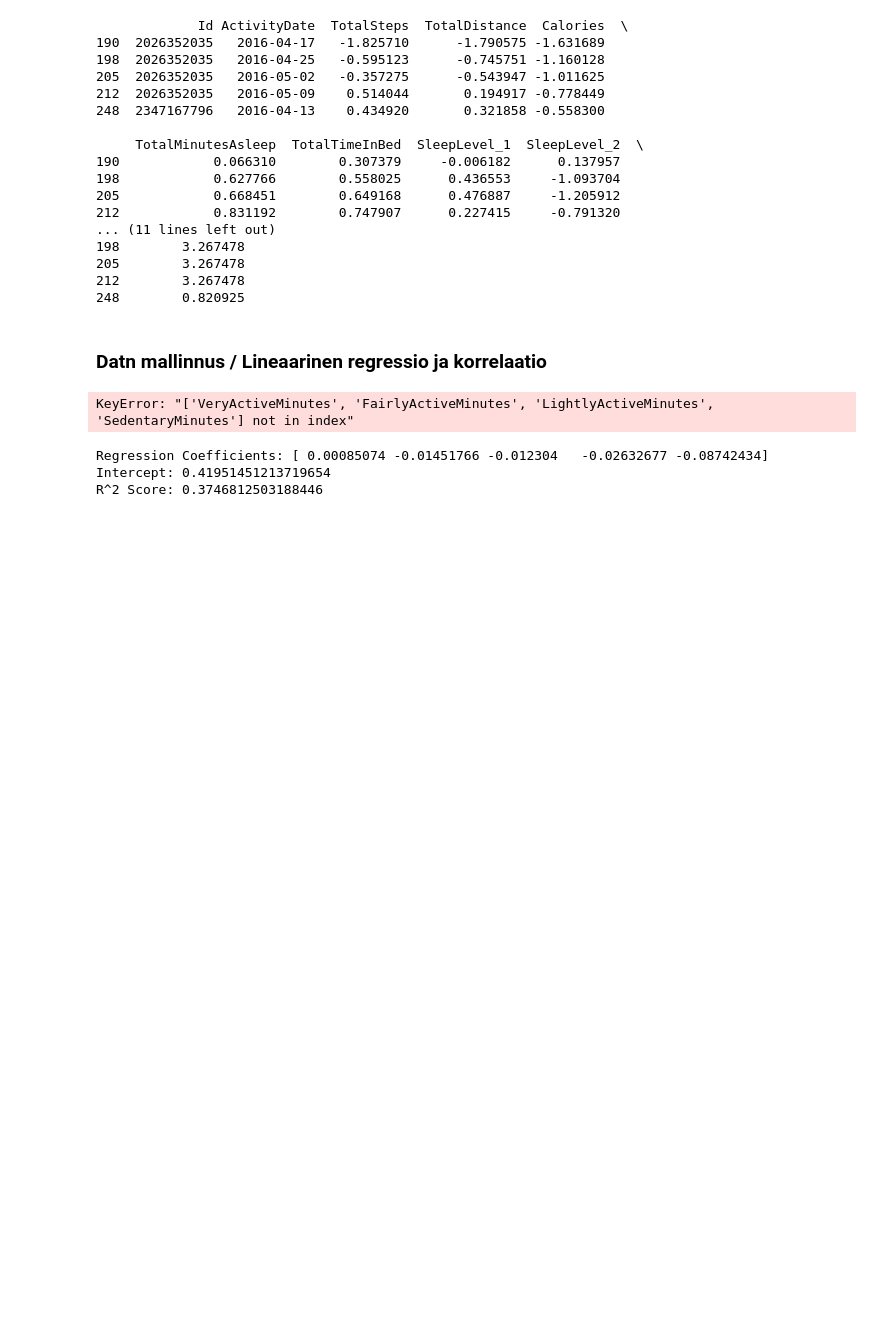
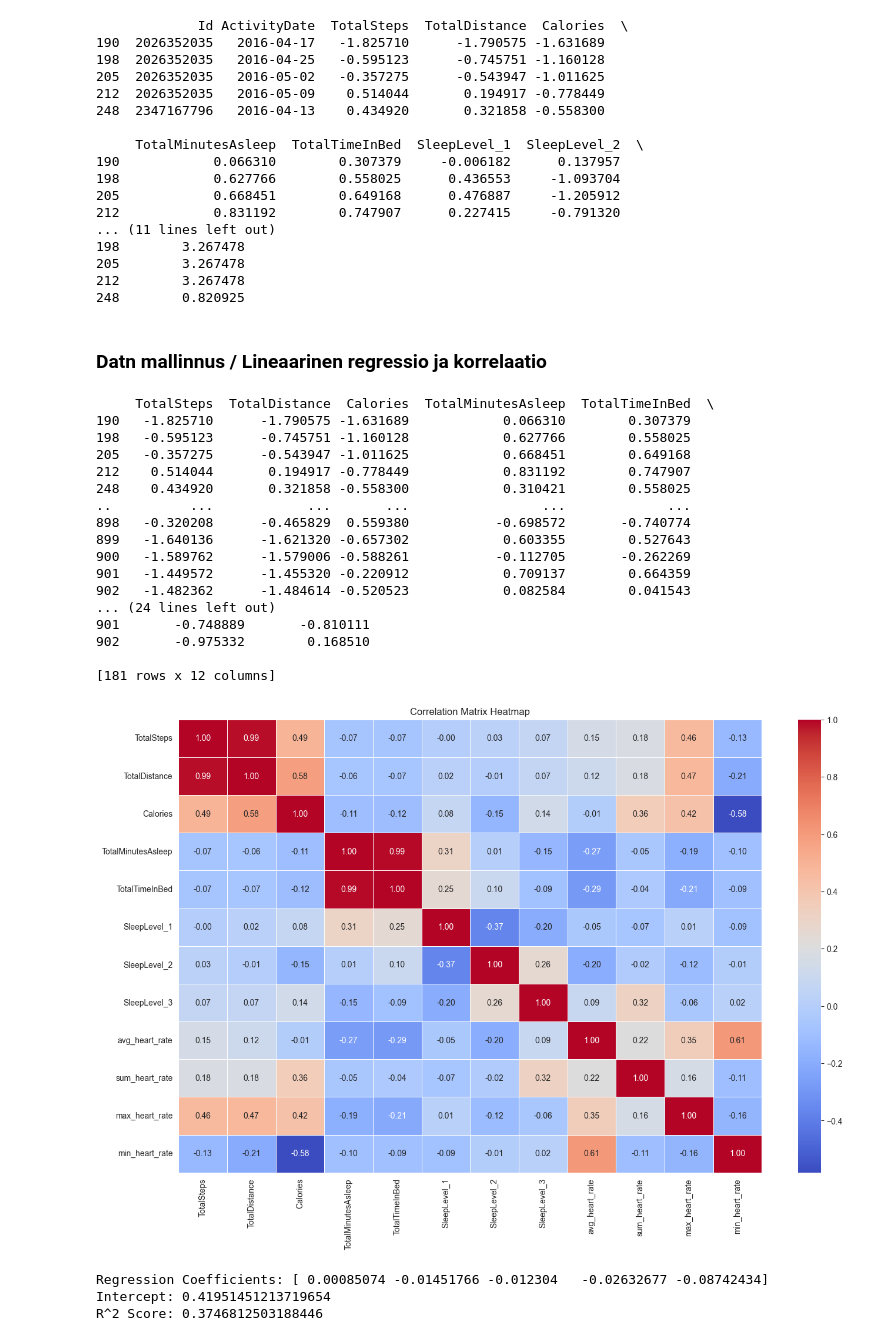
Before and after one commit to kismet85/dkkoAssignments, a Jupyter notebook: Projekti/JaninVersio.ipynb, the cells around one changed output. Saved outputs shown, nothing was run; the diff lists cells and outputs as text; code cells hidden in the pictures; blank space fills up the shorter version.

```diff
--- a/Projekti/JaninVersio.ipynb
+++ b/Projekti/JaninVersio.ipynb
@@ -306,20 +303,37 @@ print(dailyData.head())
 ### Datn mallinnus / Lineaarinen regressio ja korrelaatio
 # %%
 
-data_for_correlation = dailyData[['TotalMinutesAsleep', 'VeryActiveMinutes', 'FairlyActiveMinutes', 'LightlyActiveMinutes', 'SedentaryMinutes', 'SleepLevel_1', 'SleepLevel_2', 'SleepLevel_3']]
+data_for_correlation = dailyData.drop(columns=['ActivityDate', 'Id'])
 print(data_for_correlation)
 
 correlation_matrix = data_for_correlation.corr()
 
 plt.figure(figsize=(16, 10))
 sns.heatmap(correlation_matrix, annot=True, cmap='coolwarm', fmt='.2f', linewidths=0.5)
 
 plt.title('Correlation Matrix Heatmap')
 
 
 plt.show()
 # %% [output]
-KeyError: "['VeryActiveMinutes', 'FairlyActiveMinutes', 'LightlyActiveMinutes', 'SedentaryMinutes'] not in index"
+     TotalSteps  TotalDistance  Calories  TotalMinutesAsleep  TotalTimeInBed  \
+190   -1.825710      -1.790575 -1.631689            0.066310        0.307379
+198   -0.595123      -0.745751 -1.160128            0.627766        0.558025
+205   -0.357275      -0.543947 -1.011625            0.668451        0.649168
+212    0.514044       0.194917 -0.778449            0.831192        0.747907
+248    0.434920       0.321858 -0.558300            0.310421        0.558025
+..          ...            ...       ...                 ...             ...
+898   -0.320208      -0.465829  0.559380           -0.698572       -0.740774
+899   -1.640136      -1.621320 -0.657302            0.603355        0.527643
+900   -1.589762      -1.579006 -0.588261           -0.112705       -0.262269
+901   -1.449572      -1.455320 -0.220912            0.709137        0.664359
+902   -1.482362      -1.484614 -0.520523            0.082584        0.041543
+... (24 lines left out)
+901       -0.748889       -0.810111
+902       -0.975332        0.168510
+
+[181 rows x 12 columns]
+[figure, added]
 # %%
 X = dailyData[['TotalSteps', 'VeryActiveMinutes', 'FairlyActiveMinutes', 'LightlyActiveMinutes', 'SedentaryMinutes']]
 y = dailyData['TotalMinutesAsleep']
```
Also changed, not shown: parts of 1 cell of this notebook, 1 other file.
